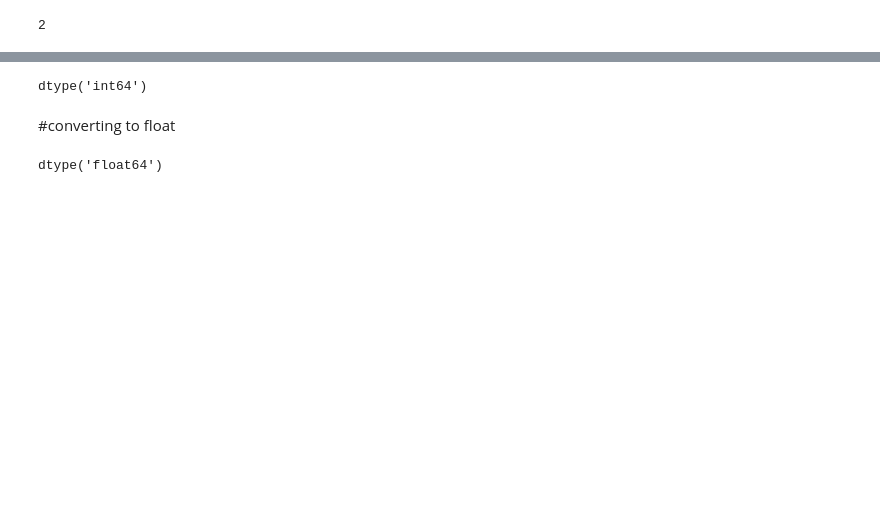
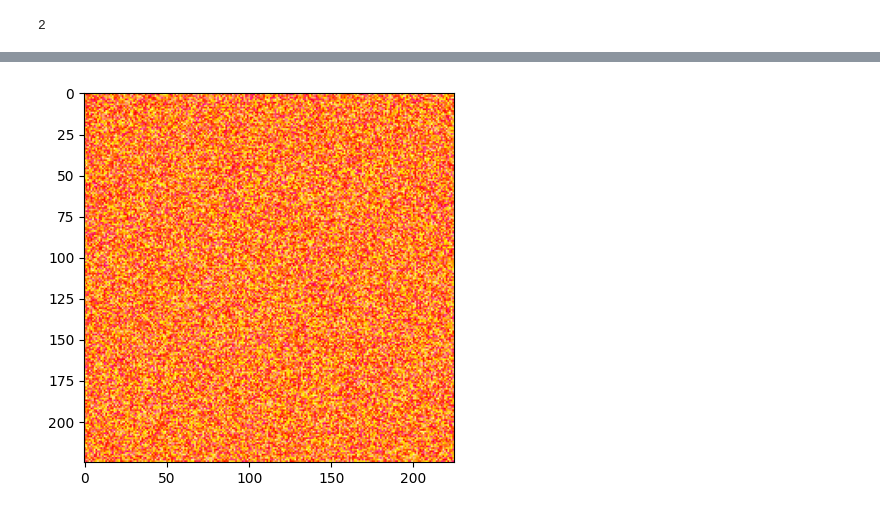
Before and after one commit to Adnan4555/ADNAN-4555, a Jupyter notebook: numpy.ipynb, the cells around one changed output, grey strips where cells are left out. Saved outputs shown, nothing was run; the diff lists cells and outputs as text; code cells hidden in the pictures; blank space fills up the shorter version.

```diff
--- a/numpy.ipynb
+++ b/numpy.ipynb
@@ -196,2 +231,2 @@ dtype('int64')
 # %%
-arr7 = np.array([1.1,2.2,3.3])
+color = np.array([255,0,-100]).reshape(1,1,3)
@@ -219,6 +232,0 @@ arr9 = np.array([1, 2, 3, 4, 5],dtype=np.int64)
-# %%
-arr9.dtype
-# %% [output]
-dtype('int64')
-# %% [markdown]
-#converting to float
@@ -227,4 +233,8 @@ arr10 = np.array([1, 2, 3, 4, 5],dtype=np.float64)
-# %%
-arr10.dtype
-# %% [output]
-dtype('float64')
+# %%
+image = color + random_image
+image_clip = np.clip(image,0,255)
+# %%
+plt.imshow(image_clip)
+plt.show()
+# %% [output]
+[figure, added]
```
Also changed, not shown: parts of 112 cells of this notebook.
